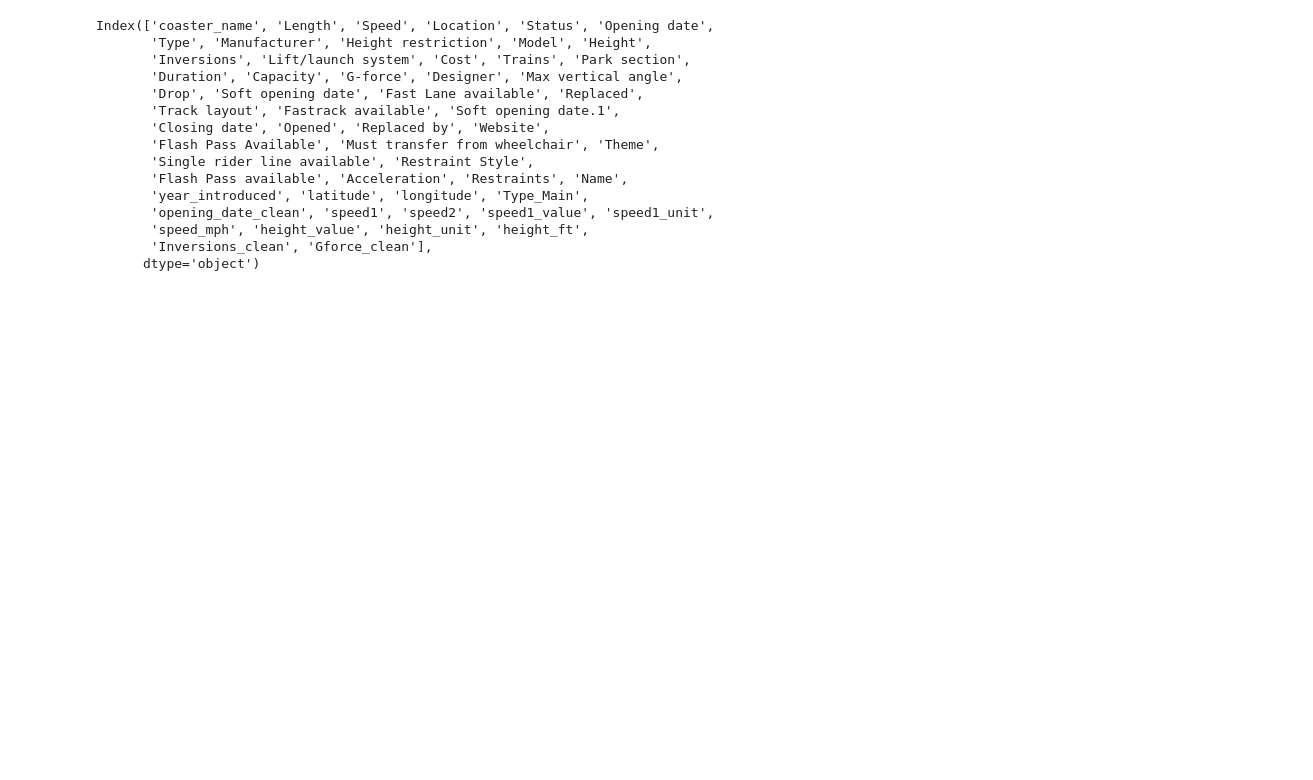
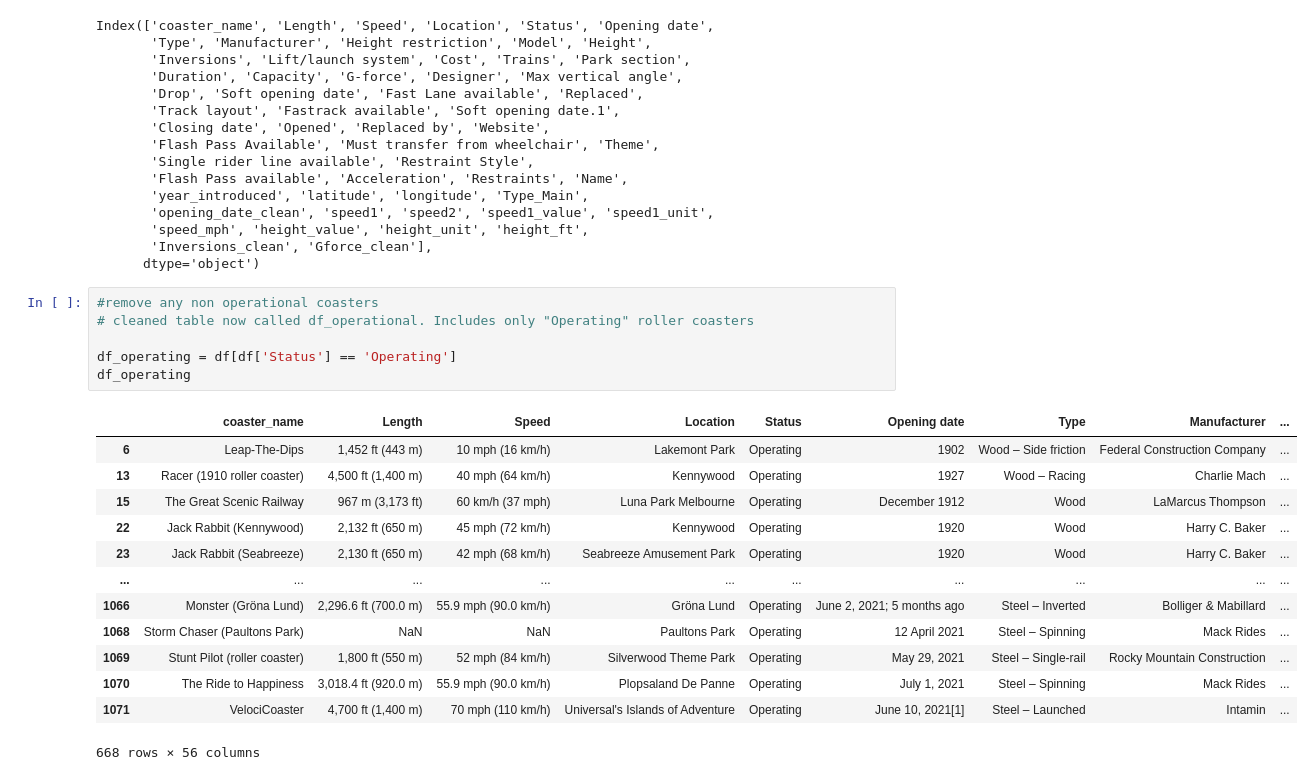
Before and after one commit to bteter/roller-coaster-project, a Jupyter notebook: Roller_coaster_cleaning_data_workbook.ipynb, the cells around one changed output. Drawn from its saved outputs; the diff is of its cells as text; blank space fills up the shorter version.

```diff
--- a/Roller_coaster_cleaning_data_workbook.ipynb
+++ b/Roller_coaster_cleaning_data_workbook.ipynb
@@ -51,3 +51,23 @@ Index(['coaster_name', 'Length', 'Speed', 'Location', 'Status', 'Opening date',
        'speed_mph', 'height_value', 'height_unit', 'height_ft',
        'Inversions_clean', 'Gforce_clean'],
       dtype='object')
+# %%
+#remove any non operational coasters
+# cleaned table now called df_operational. Includes only "Operating" roller coasters
+
+df_operating = df[df['Status'] == 'Operating']
+df_operating
+# %% [output]
+|  | coaster_name | Length | Speed | Location | Status | Opening date | Type | Manufacturer | ... |
+| 6 | Leap-The-Dips | 1,452 ft (443 m) | 10 mph (16 km/h) | Lakemont Park | Operating | 1902 | Wood – Side friction | Federal Construction Company | ... |
+| 13 | Racer (1910 roller coaster) | 4,500 ft (1,400 m) | 40 mph (64 km/h) | Kennywood | Operating | 1927 | Wood – Racing | Charlie Mach | ... |
+| 15 | The Great Scenic Railway | 967 m (3,173 ft) | 60 km/h (37 mph) | Luna Park Melbourne | Operating | December 1912 | Wood | LaMarcus Thompson | ... |
+| 22 | Jack Rabbit (Kennywood) | 2,132 ft (650 m) | 45 mph (72 km/h) | Kennywood | Operating | 1920 | Wood | Harry C. Baker | ... |
+| 23 | Jack Rabbit (Seabreeze) | 2,130 ft (650 m) | 42 mph (68 km/h) | Seabreeze Amusement Park | Operating | 1920 | Wood | Harry C. Baker | ... |
+| ... | ... | ... | ... | ... | ... | ... | ... | ... | ... |
+| 1066 | Monster (Gröna Lund) | 2,296.6 ft (700.0 m) | 55.9 mph (90.0 km/h) | Gröna Lund | Operating | June 2, 2021; 5 months ago | Steel – Inverted | Bolliger & Mabillard | ... |
+| 1068 | Storm Chaser (Paultons Park) | NaN | NaN | Paultons Park | Operating | 12 April 2021 | Steel – Spinning | Mack Rides | ... |
+| 1069 | Stunt Pilot (roller coaster) | 1,800 ft (550 m) | 52 mph (84 km/h) | Silverwood Theme Park | Operating | May 29, 2021 | Steel – Single-rail | Rocky Mountain Construction | ... |
+| 1070 | The Ride to Happiness | 3,018.4 ft (920.0 m) | 55.9 mph (90.0 km/h) | Plopsaland De Panne | Operating | July 1, 2021 | Steel – Spinning | Mack Rides | ... |
+| 1071 | VelociCoaster | 4,700 ft (1,400 m) | 70 mph (110 km/h) | Universal's Islands of Adventure | Operating | June 10, 2021[1] | Steel – Launched | Intamin | ... |
+668 rows × 56 columns
```
Also changed, not shown: parts of 7 cells of this notebook.
